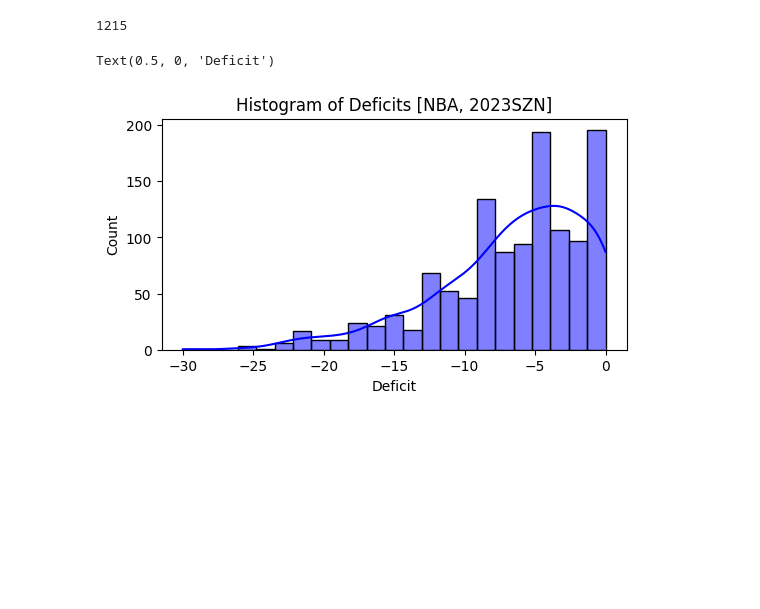
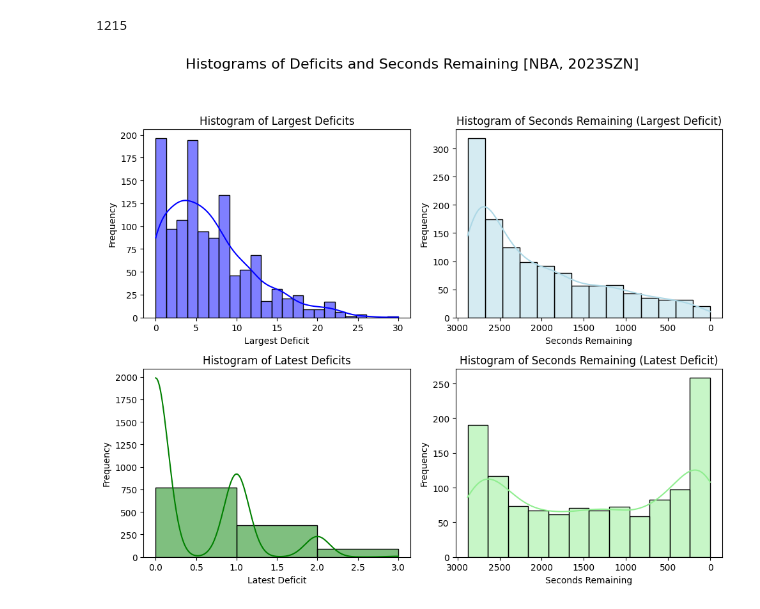
Before and after one commit to cwpace97/sports_analysis, a Jupyter notebook: nba_viz.ipynb, the cells around one changed output. Drawn from its saved outputs; the diff is of its cells as text; code cells hidden in the pictures; blank space fills up the shorter version.

```diff
--- a/nba_viz.ipynb
+++ b/nba_viz.ipynb
@@ -12,18 +15,63 @@ print(len(df))
 # %% [output]
 1215
-# %%
-# Create a scatter plot using Seaborn
-plt.figure(figsize=(6, 3))
-
-sns.histplot(
-    df['deficit'],
-    kde=True,
-    color='blue'
-)
-
-plt.title(f"Histogram of Deficits [NBA, 2023SZN]")
-plt.xlabel("Deficit")
-# %% [output]
-Text(0.5, 0, 'Deficit')
-[figure, removed]
+# %%
+# Create a figure with four subplots (2x2 grid)
+plt.figure(figsize=(10, 8))
+
+# First histogram: largest_deficit
+plt.subplot(2, 2, 1)
+sns.histplot(
+    df['largest_deficit'],
+    kde=True,
+    color='blue'
+)
+plt.title("Histogram of Largest Deficits")
+plt.xlabel("Largest Deficit")
+plt.ylabel("Frequency")
+
+# Second histogram: largest_deficit_seconds_remaining
+plt.subplot(2, 2, 2)
+sns.histplot(
+    df['largest_deficit_seconds_remaining'],
+    kde=True,
+    color='lightblue'
+)
+plt.title("Histogram of Seconds Remaining (Largest Deficit)")
+plt.xlabel("Seconds Remaining")
+plt.ylabel("Frequency")
+plt.gca().invert_xaxis()  # Reverse x-axis
+
+# Third histogram: latest_deficit
+plt.subplot(2, 2, 3)
+sns.histplot(
+    df['latest_deficit'],
+    bins=(max(df['latest_deficit']) - min(df['latest_deficit'])),
+    kde=True,
+    color='green'
+)
+plt.title("Histogram of Latest Deficits")
+plt.xlabel("Latest Deficit")
+plt.ylabel("Frequency")
+
+# Fourth histogram: latest_deficit_seconds_remaining
+plt.subplot(2, 2, 4)
+sns.histplot(
+    df['latest_deficit_seconds_remaining'],
+    kde=True,
+    color='lightgreen'
+)
+plt.title("Histogram of Seconds Remaining (Latest Deficit)")
+plt.xlabel("Seconds Remaining")
+plt.ylabel("Frequency")
+plt.gca().invert_xaxis()  # Reverse x-axis
+
+plt.suptitle("Histograms of Deficits and Seconds Remaining [NBA, 2023SZN]", fontsize=16, y=1.05)
+
+plt.savefig("images/v2/2023_NBA_Hist", dpi=300)
+
+# Adjust layout to prevent overlap
+plt.tight_layout()
+plt.show()
+# %% [output]
+[figure, added]
 # %%
```
Also changed, not shown: parts of 13 cells of this notebook, 16 other files.
